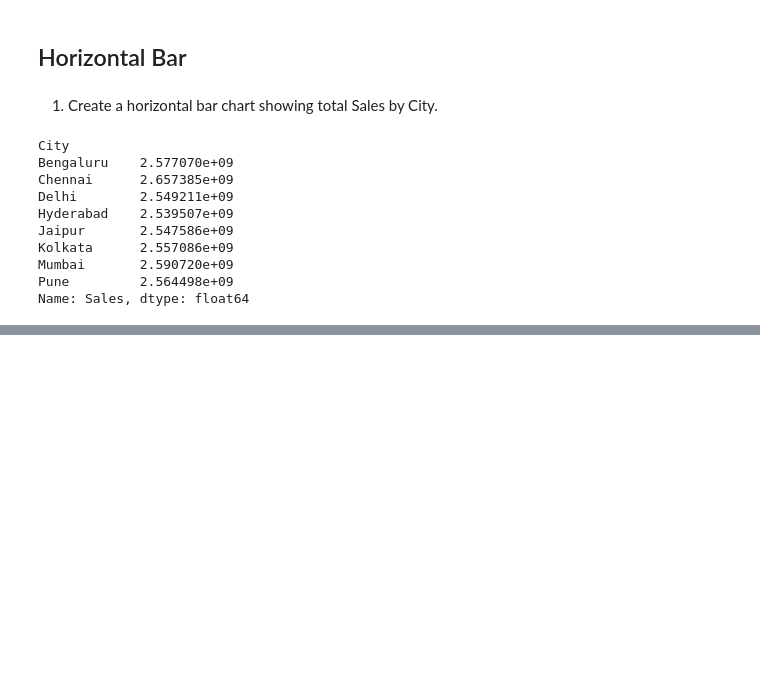
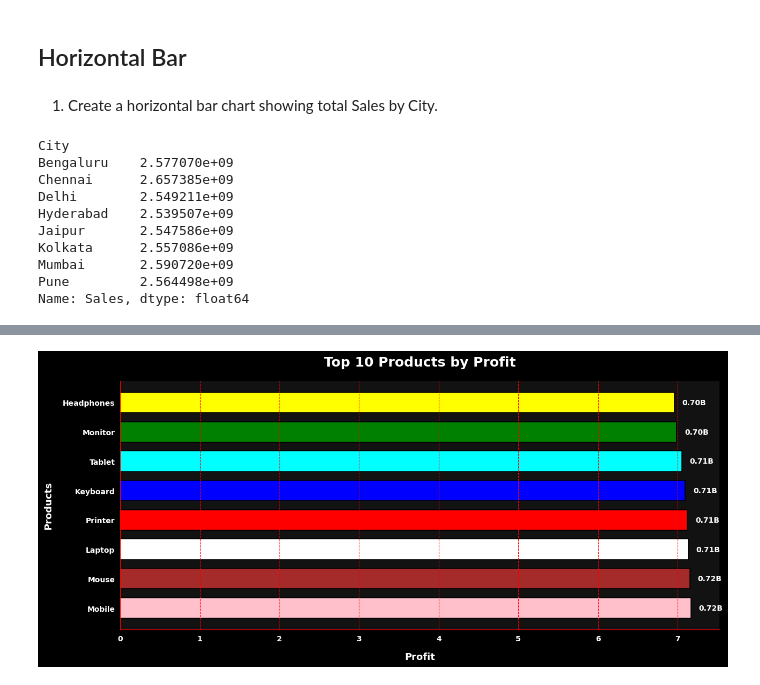
Before and after one commit to Suraj-kumar121K/Matplotlib, a Jupyter notebook: Practice/chart_practice.ipynb, the cells around one changed output, grey strips where cells are left out. Drawn from its saved outputs; the diff is of its cells as text; code cells hidden in the pictures; blank space fills up the shorter version.

```diff
--- a/Practice/chart_practice.ipynb
+++ b/Practice/chart_practice.ipynb
@@ -1424,0 +620,9 @@ Create a stackplot showing monthly Sales by Payment Method.
+# %%
+Product_Sales =(
+    df.groupby("Product")["Profit"]
+        .sum()
+        .round(2)
+        .sort_values(ascending=False)
+        .head(10)
+)
+Product_Sales
@@ -1424,0 +640,84 @@ Create a stackplot showing monthly Sales by Payment Method.
+# %%
+
+plt.figure(figsize=(13,6), dpi=100, facecolor="black")
+bars = plt.barh(
+    Product_Sales.index,
+    Product_Sales.values,
+    color=[
+        "pink", "brown", "white", "red",
+        "blue", "cyan", "green", "yellow"
+    ],
+    edgecolor="black",
+    height=0.7,
+    linewidth=1.2
+)
+
+plt.title(
+    "Top 10 Products by Profit",
+    color="white",
+    fontsize=18,
+    fontweight="bold",
+    pad=20
+)
+
+plt.xlabel(
+    "Profit",
+    color="white",
+    fontsize=13,
+    fontweight="bold",
+    labelpad=13
+)
+
+plt.ylabel(
+    "Products",
+    color="white",
+    fontsize=13,
+    labelpad=13,
+    fontweight="bold"
+)
+
+plt.xticks(
+    color="white",
+    fontsize=10,
+    fontweight="bold"
+)
+
+plt.yticks(
+    color="white",
+    fontsize=10,
+    fontweight="bold"
+)
+
+plt.grid(
+    axis="x",
+    linestyle="--",
+    alpha=0.9,
+    color="red"
+)
+
+for bar in bars:
+    value = bar.get_width()
+    plt.text(
+        value + 0.01e9,
+        bar.get_y() + bar.get_height() / 2,
+        f"{value / 1e9:.2f}B",
+        ha="left",
+        va="center",
+        color="white",
+        fontsize=10,
+        fontweight="bold"
+    )
+
+plt.gca().spines["left"].set_color("red")
+plt.gca().spines["bottom"].set_color("red")
+
+plt.gca().spines["top"].set_visible(False)
+plt.gca().spines["right"].set_visible(False)
+
+plt.tight_layout()
+
+
+plt.gca().set_facecolor("#121212")
+plt.show()
+# %% [output]
+[figure, added]
```
Also changed, not shown: parts of 43 cells of this notebook.
